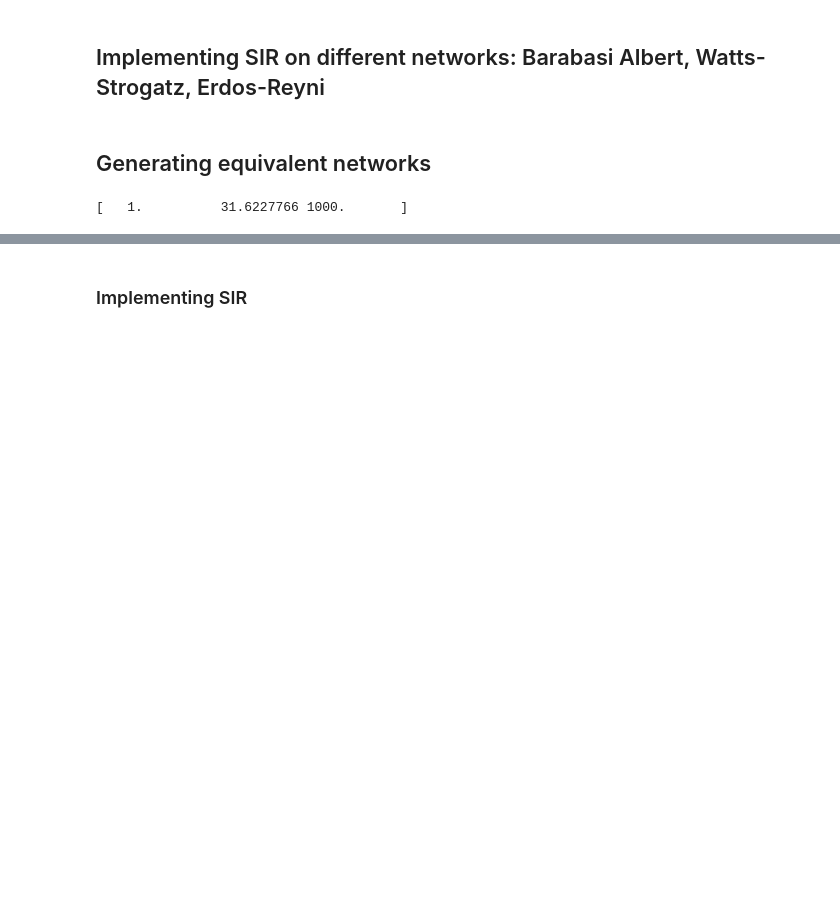
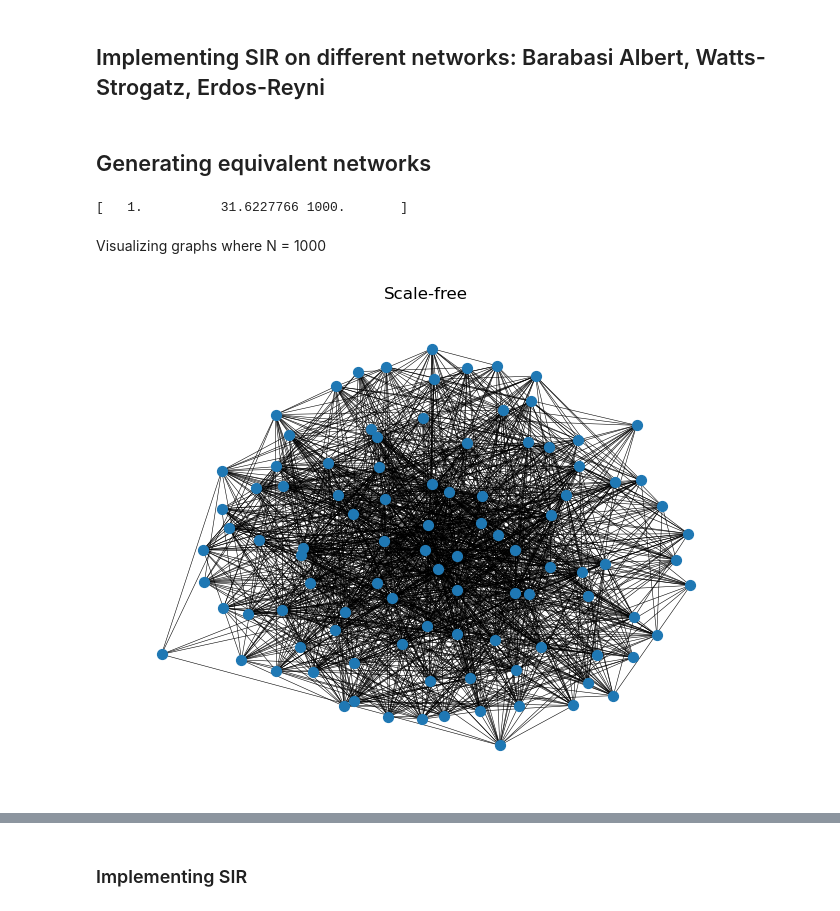
Before and after one commit to AleksSliw/Stochastic-and-spatial-models, a Jupyter notebook: Assigment II.ipynb, the cells around one changed output, grey strips where cells are left out. Cells and saved outputs as stored; diff of their text form; code cells hidden in the pictures; blank space fills up the shorter version.

```diff
--- a/Assigment II.ipynb
+++ b/Assigment II.ipynb
@@ -521,3 +482,20 @@ Ns = [100,1000]
 scale_g = scale_free(Ns)
 small_g = smallworld(Ns)
 binom_g = binomial(Ns)
+# %% [markdown]
+Visualizing graphs where N = 1000
+# %%
+g1, g2, g3 = scale_g[0], small_g[0], binom_g[0]
+
+pos1 = nx.nx_agraph.graphviz_layout(g1)
+pos2 = nx.nx_agraph.graphviz_layout(g2)
+pos3 = nx.nx_agraph.graphviz_layout(g3)
+# %%
+# pos1 = nx.spring_layout(g1, scale=10)
+nx.draw(g1,pos1, node_size=50, width=0.4)
+
+# Display the graph
+plt.title('Scale-free')
+plt.show()
+# %% [output]
+[figure, added]
```
Also changed, not shown: parts of 49 cells of this notebook.
